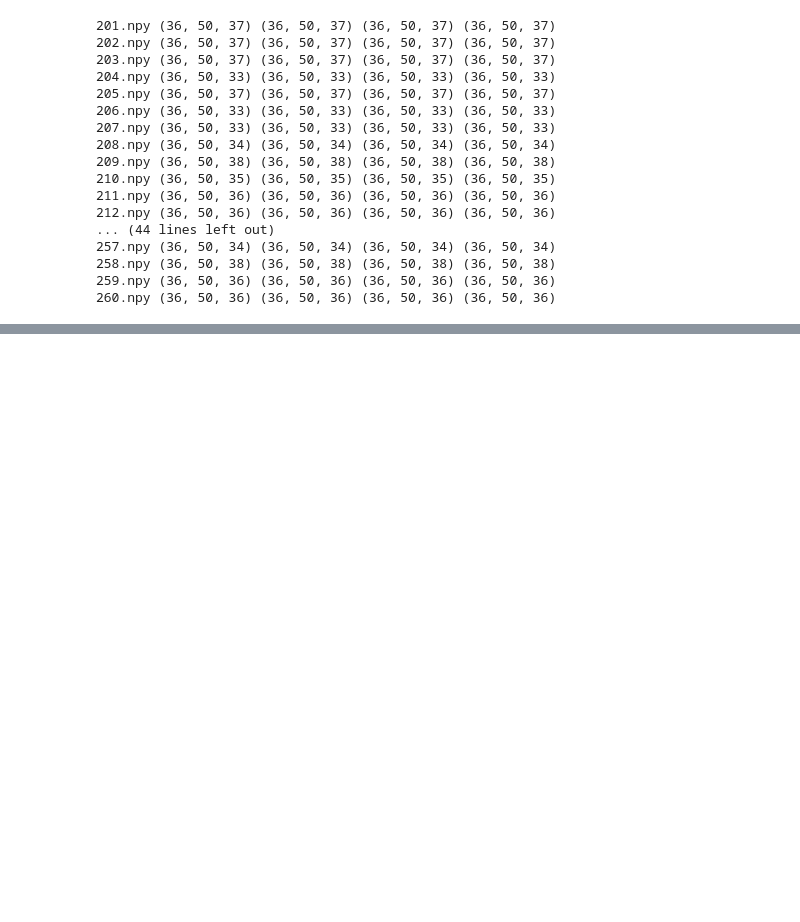
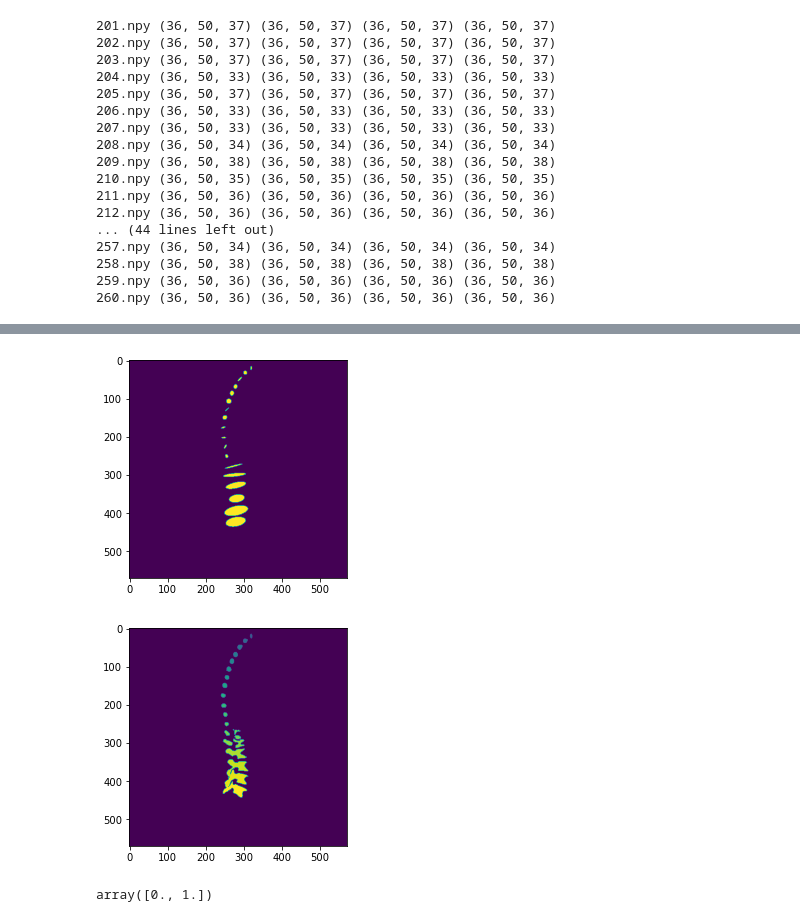
Before and after one commit to rahuljroy/Annotation_Eff_MedImgSeg, a Jupyter notebook: notebooks/Shape_prior_generation.ipynb, the cells around one changed output, grey strips where cells are left out. Drawn from its saved outputs; the diff is of its cells as text; code cells hidden in the pictures; blank space fills up the shorter version.

```diff
--- a/notebooks/Shape_prior_generation.ipynb
+++ b/notebooks/Shape_prior_generation.ipynb
@@ -230,0 +345,18 @@ for i in seg_files:
+# %%
+prior = np.zeros_like(seg)
+for i in np.unique(seg):
+    slice = copy.deepcopy(seg)
+    slice[slice!=i]=0
+    prior += get_prior(slice)
+prior[prior>1]=1
+plt.imshow(prior)
+plt.show()
+plt.imshow(seg)
+plt.show()
+# %% [output]
+[figure, added]
+[figure, added]
+# %%
+np.unique (prior)
+# %% [output]
+array([0., 1.])
```
Also changed, not shown: parts of 21 cells of this notebook, 5 other files.
